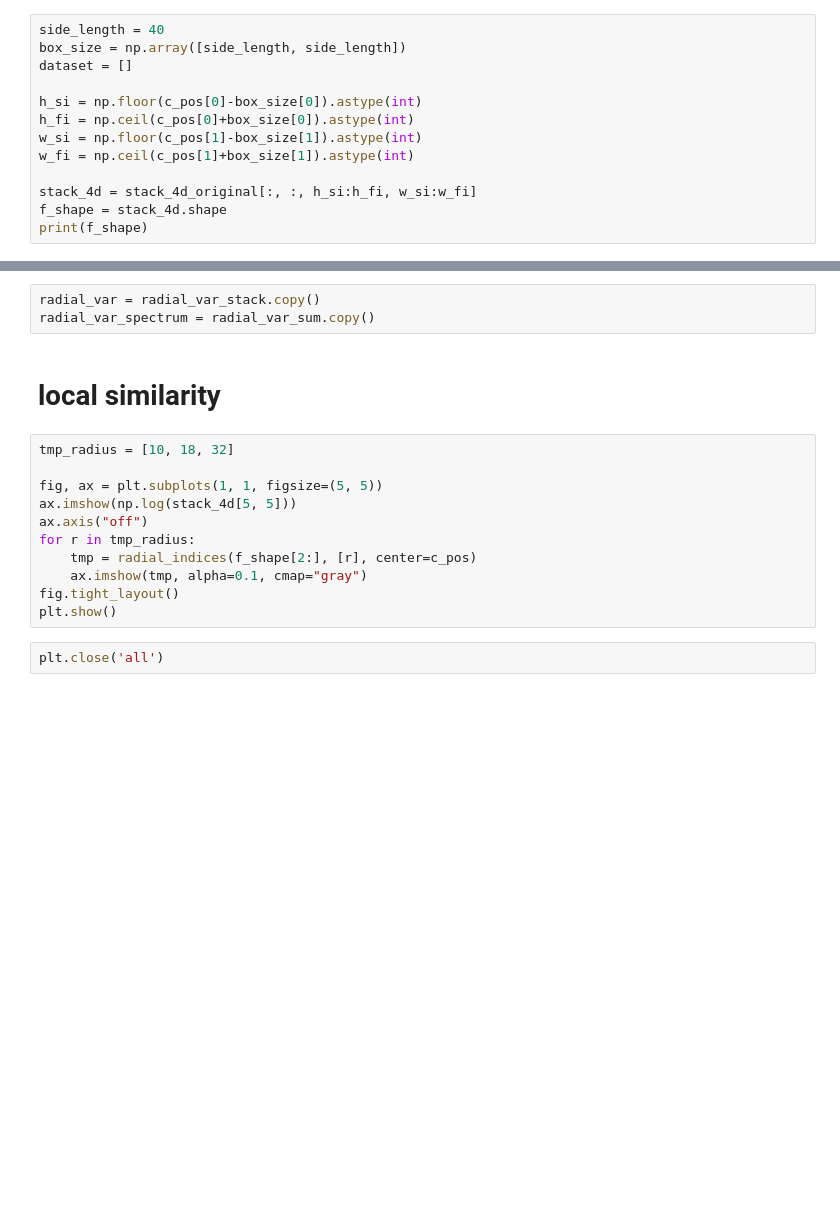
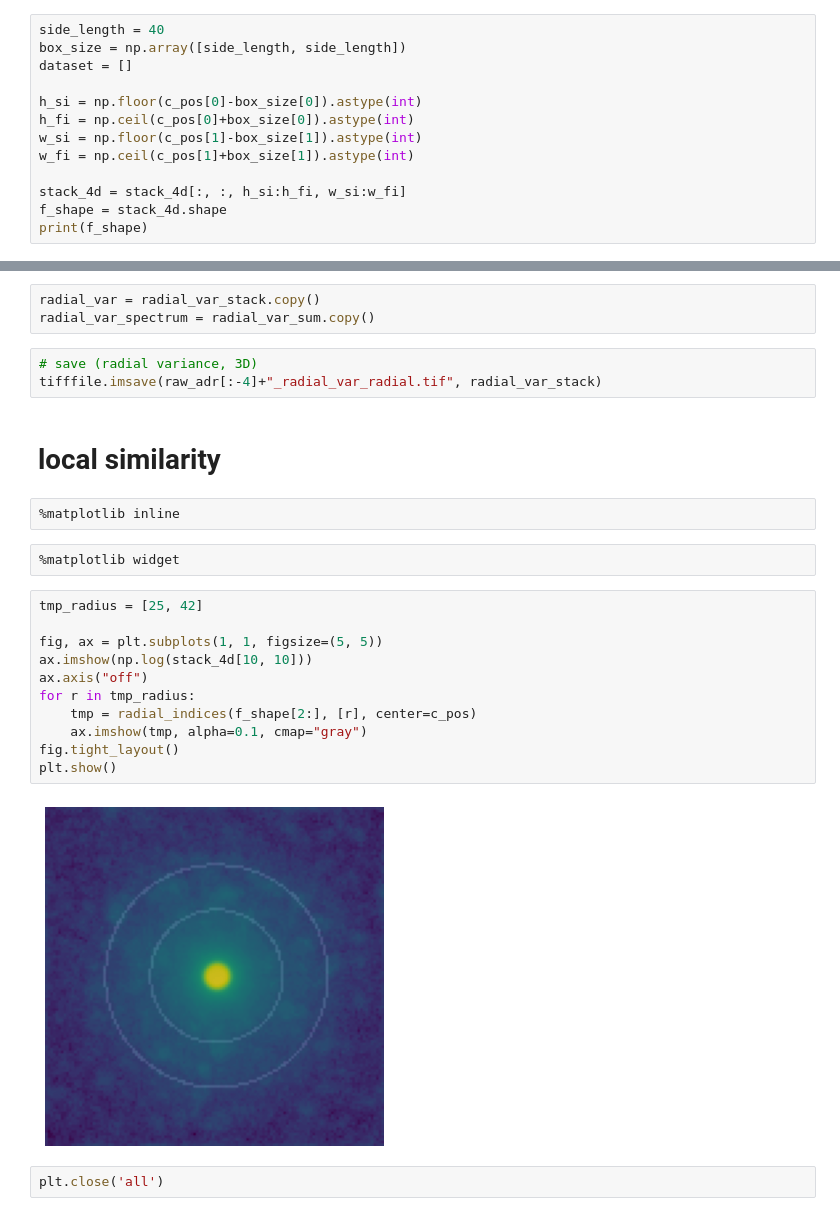
Before and after one commit to jinseuk56/4DSTEM_processing, a Jupyter notebook: FEM/fem_analysis_revised.ipynb, the cells around one changed output, grey strips where cells are left out. Saved outputs shown, nothing was run; the diff lists cells and outputs as text; blank space fills up the shorter version.

```diff
--- a/FEM/fem_analysis_revised.ipynb
+++ b/FEM/fem_analysis_revised.ipynb
@@ -282,7 +334,7 @@ h_fi = np.ceil(c_pos[0]+box_size[0]).astype(int)
 w_si = np.floor(c_pos[1]-box_size[1]).astype(int)
 w_fi = np.ceil(c_pos[1]+box_size[1]).astype(int)
 
-stack_4d = stack_4d_original[:, :, h_si:h_fi, w_si:w_fi]
+stack_4d = stack_4d[:, :, h_si:h_fi, w_si:w_fi]
 f_shape = stack_4d.shape
 print(f_shape)
 # %%
@@ -399,19 +466,28 @@ tifffile.imsave(raw_adr[:-4]+"_radial_var_radial.tif", radial_var_stack)
 # %%
 radial_var = radial_var_stack.copy()
 radial_var_spectrum = radial_var_sum.copy()
+# %%
+# save (radial variance, 3D)
+tifffile.imsave(raw_adr[:-4]+"_radial_var_radial.tif", radial_var_stack)
 # %% [markdown]
 # local similarity
+# %%
+%matplotlib inline
+# %%
+%matplotlib widget
 # %%
-tmp_radius = [10, 18, 32]
+tmp_radius = [25, 42]
 
 fig, ax = plt.subplots(1, 1, figsize=(5, 5))
-ax.imshow(np.log(stack_4d[5, 5]))
+ax.imshow(np.log(stack_4d[10, 10]))
 ax.axis("off")
 for r in tmp_radius:
     tmp = radial_indices(f_shape[2:], [r], center=c_pos)
     ax.imshow(tmp, alpha=0.1, cmap="gray")
 fig.tight_layout()
 plt.show()
+# %% [output]
+[figure, added]
 # %%
 plt.close('all')
 # %%
```
Also changed, not shown: parts of 33 cells of this notebook, 2 other files.
